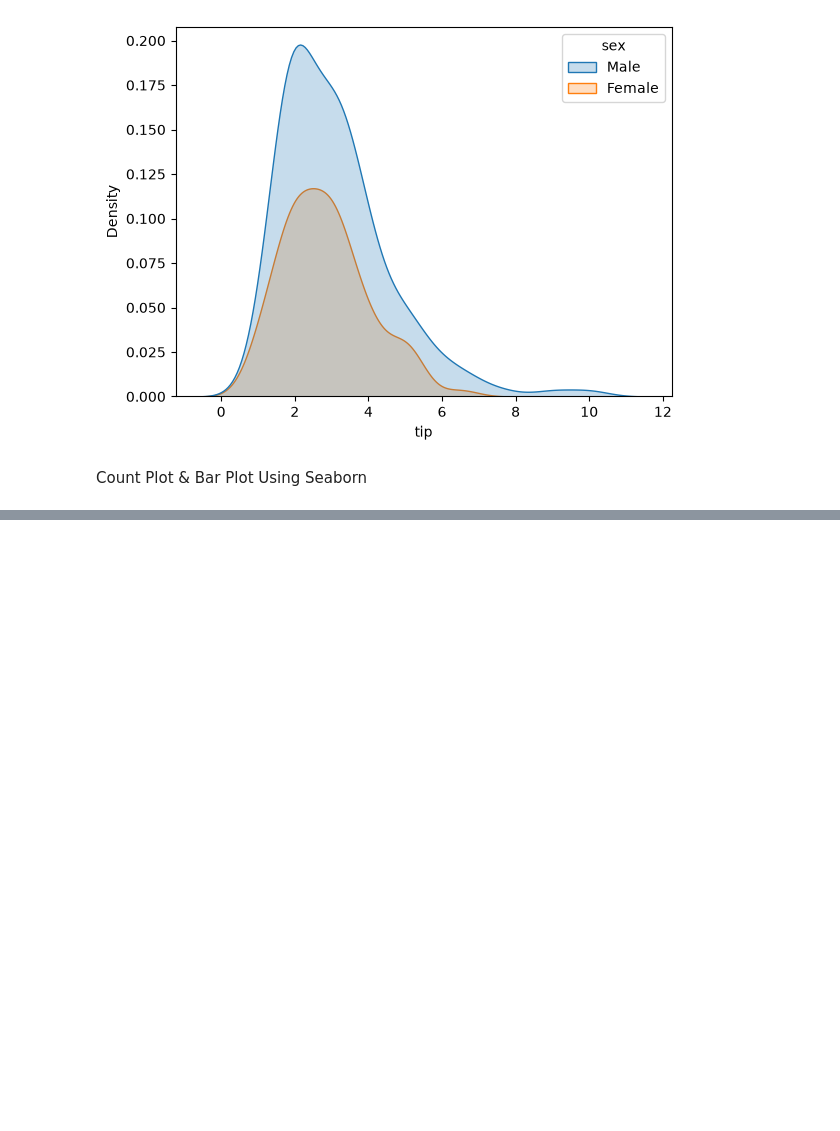
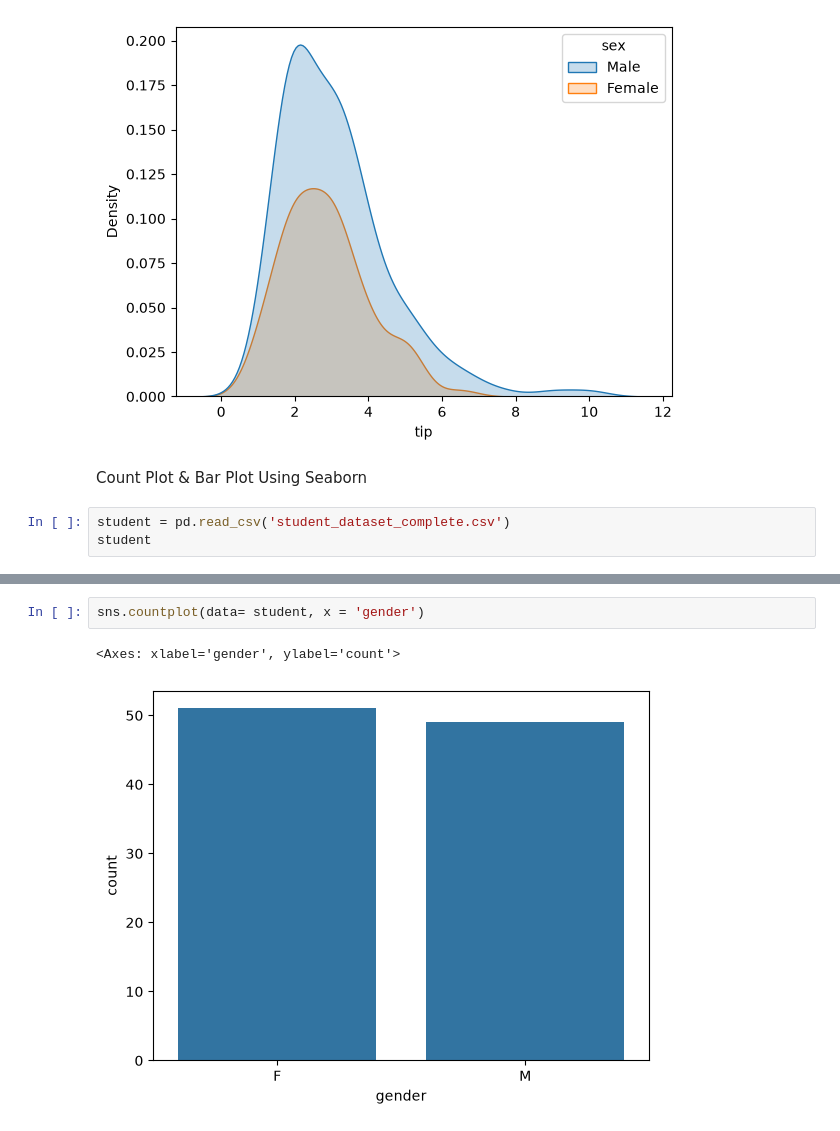
Before and after one commit to Rakibulhasan88/Phitron-week-4, a Jupyter notebook: Module-16.ipynb, the cells around one changed output, grey strips where cells are left out. Saved outputs shown, nothing was run; the diff lists cells and outputs as text; blank space fills up the shorter version.

Commit message:
Count Plot & Bar Plot Using Seaborn

```diff
--- a/Module-16.ipynb
+++ b/Module-16.ipynb
@@ -178,3 +178,6 @@ sns.kdeplot(data= df, x = 'tip', hue = 'sex', fill=True)
 [figure]
 # %% [markdown]
 Count Plot & Bar Plot Using Seaborn
+# %%
+student = pd.read_csv('student_dataset_complete.csv')
+student
@@ -180,0 +198,5 @@ Count Plot & Bar Plot Using Seaborn
+# %%
+sns.countplot(data= student, x = 'gender')
+# %% [output]
+<Axes: xlabel='gender', ylabel='count'>
+[figure, added]
```
Also changed, not shown: parts of 7 cells of this notebook.
